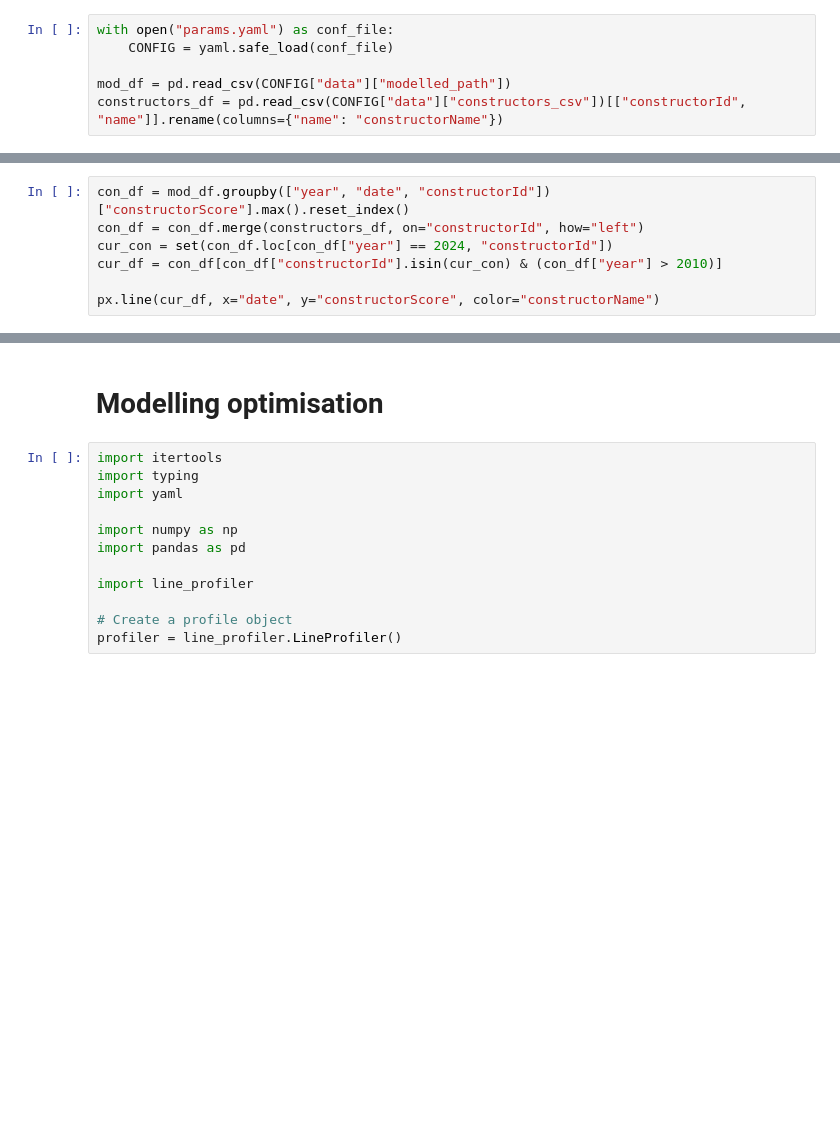
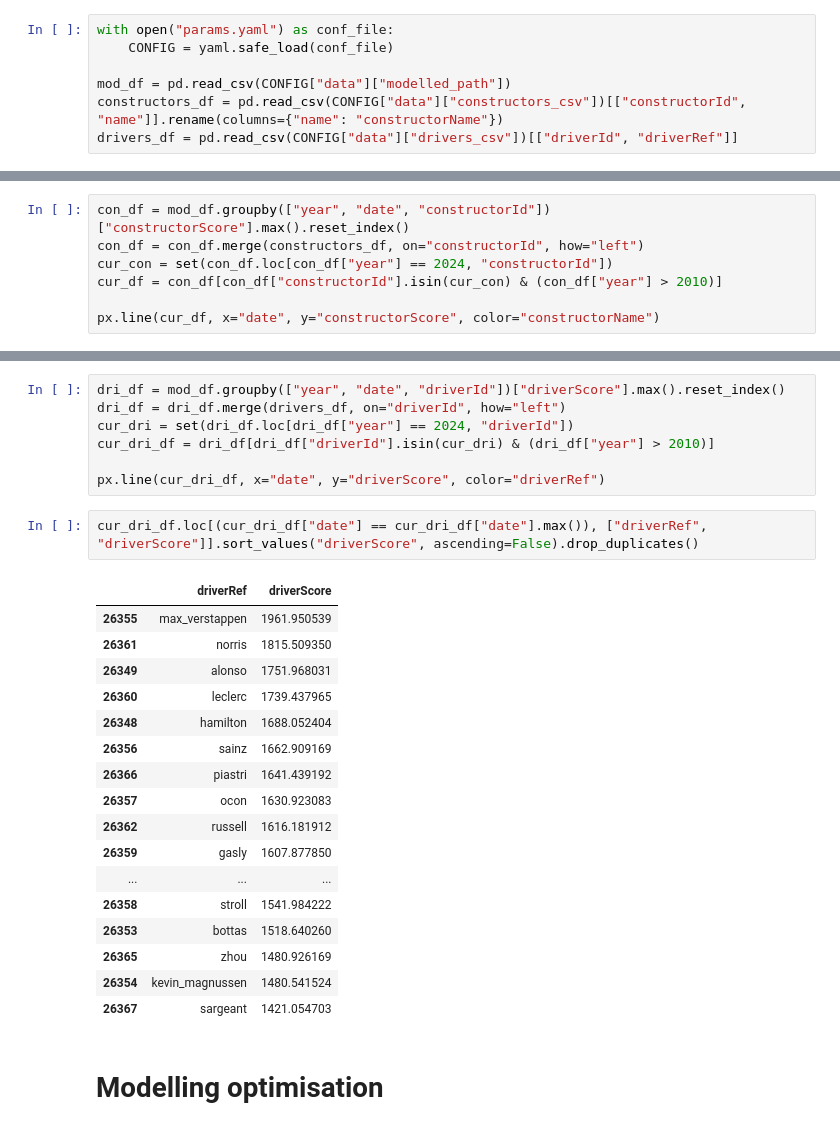
Before and after one commit to mwtmurphy/f1-rating-system, a Jupyter notebook: notebooks/prototyping.ipynb, the cells around one changed output, grey strips where cells are left out. Drawn from its saved outputs; the diff is of its cells as text; blank space fills up the shorter version.

```diff
--- a/notebooks/prototyping.ipynb
+++ b/notebooks/prototyping.ipynb
@@ -22,6 +22,7 @@ with open("params.yaml") as conf_file:
 
 mod_df = pd.read_csv(CONFIG["data"]["modelled_path"])
 constructors_df = pd.read_csv(CONFIG["data"]["constructors_csv"])[["constructorId", "name"]].rename(columns={"name": "constructorName"})
+drivers_df = pd.read_csv(CONFIG["data"]["drivers_csv"])[["driverId", "driverRef"]]
 # %% [markdown]
 ## Data visualisation
 # %%
@@ -48,14 +49,29 @@ cur_df.loc[(cur_df["date"] == "2024-03-09"), ["constructorName", "constructorSco
+# %%
+dri_df = mod_df.groupby(["year", "date", "driverId"])["driverScore"].max().reset_index()
+dri_df = dri_df.merge(drivers_df, on="driverId", how="left")
+cur_dri = set(dri_df.loc[dri_df["year"] == 2024, "driverId"])
+cur_dri_df = dri_df[dri_df["driverId"].isin(cur_dri) & (dri_df["year"] > 2010)]
+
+px.line(cur_dri_df, x="date", y="driverScore", color="driverRef")
+# %%
+cur_dri_df.loc[(cur_dri_df["date"] == cur_dri_df["date"].max()), ["driverRef", "driverScore"]].sort_values("driverScore", ascending=False).drop_duplicates()
+# %% [output]
+|  | driverRef | driverScore |
+| 26355 | max_verstappen | 1961.950539 |
+| 26361 | norris | 1815.509350 |
+| 26349 | alonso | 1751.968031 |
+| 26360 | leclerc | 1739.437965 |
+| 26348 | hamilton | 1688.052404 |
+| 26356 | sainz | 1662.909169 |
+| 26366 | piastri | 1641.439192 |
+| 26357 | ocon | 1630.923083 |
+| 26362 | russell | 1616.181912 |
+| 26359 | gasly | 1607.877850 |
+| ... | ... | ... |
+| 26358 | stroll | 1541.984222 |
+| 26353 | bottas | 1518.640260 |
+| 26365 | zhou | 1480.926169 |
+| 26354 | kevin_magnussen | 1480.541524 |
+| 26367 | sargeant | 1421.054703 |
 # %% [markdown]
 # Modelling optimisation
-# %%
-import itertools
-import typing
-import yaml
-
-import numpy as np
-import pandas as pd
-
-import line_profiler
-
-# Create a profile object
-profiler = line_profiler.LineProfiler()
```
Also changed, not shown: parts of 9 cells of this notebook.
